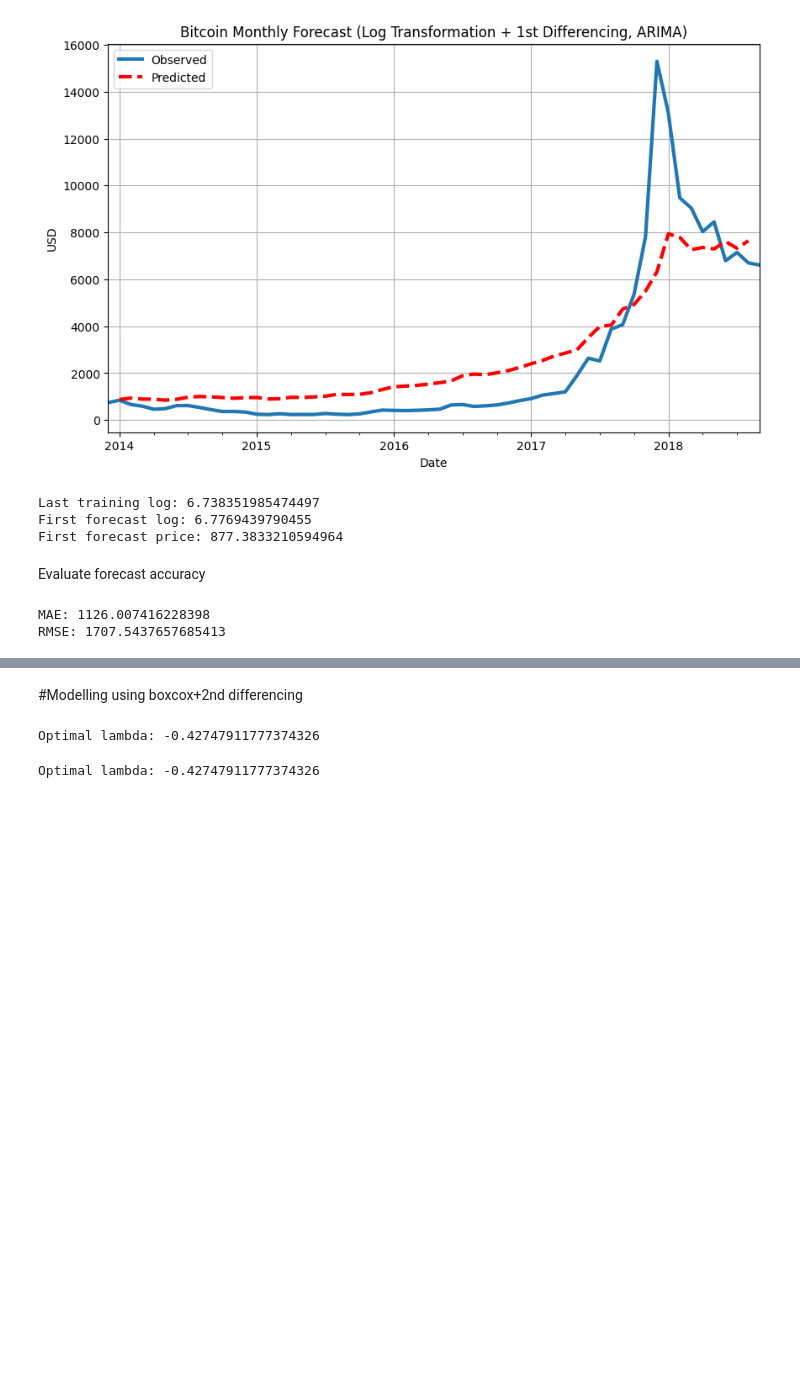
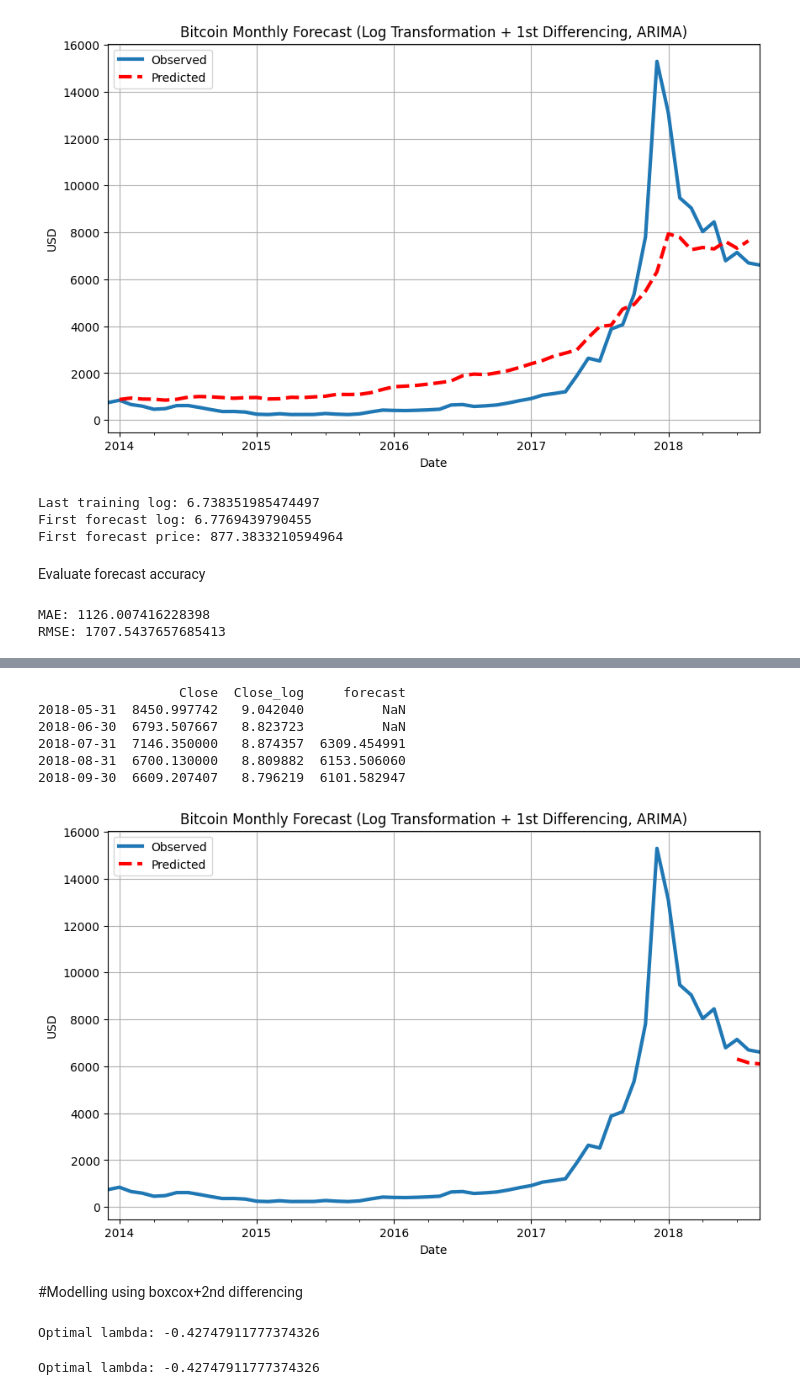
Before and after one commit to DataDrivenAkanksha/Cryptocurrency_price_forecasting, a Jupyter notebook: Cryptocurrency_price_forecasting.ipynb, the cells around one changed output, grey strips where cells are left out. Drawn from its saved outputs; the diff is of its cells as text; code cells hidden in the pictures; blank space fills up the shorter version.

```diff
--- a/Cryptocurrency_price_forecasting.ipynb
+++ b/Cryptocurrency_price_forecasting.ipynb
@@ -1107,0 +1230,16 @@ RMSE: 1707.5437657685413
+# %%
+# Forecast with your trained model
+from datetime import datetime
+
+# Get start and end positions (based on index, not datetime)
+start = len(train)
+end = len(train) + len(test) - 1
+
+forecast = best_model.predict(
+    start=start,
+    end=end
+)
+
+print("Forecast shape:", forecast.shape)
+print(forecast.head())
+print(forecast.tail())
@@ -1107,0 +1256,5 @@ RMSE: 1707.5437657685413
+# %%
+#Invert log transform
+forecast_real = np.exp(forecast)
+print(forecast_real.head())
+print(forecast_real.tail())
@@ -1108,3 +1270,28 @@ RMSE: 1707.5437657685413
+# %%
+#Combine with historical monthly data
+btc_month_pred = pd.concat([btc_month, pd.DataFrame({'forecast': forecast_real})], axis=1)
+print(btc_month_pred.tail())
+# %% [output]
+                  Close  Close_log     forecast
+2018-05-31  8450.997742   9.042040          NaN
+2018-06-30  6793.507667   8.823723          NaN
+2018-07-31  7146.350000   8.874357  6309.454991
+2018-08-31  6700.130000   8.809882  6153.506060
+2018-09-30  6609.207407   8.796219  6101.582947
+# %%
+#Plot
+import matplotlib.pyplot as plt
+
+plt.figure(figsize=(10,6))
+btc_month['Close'].plot(linewidth=3, label='Observed')
+btc_month_pred['forecast'].plot(color='r', ls='--', linewidth=3, label='Predicted')
+plt.legend()
+plt.grid()
+plt.title('Bitcoin Monthly Forecast (Log Transformation + 1st Differencing, ARIMA)')
+plt.ylabel('USD')
+plt.show()
+# %% [output]
+[figure, added]
 # %% [markdown]
 #Modelling using boxcox+2nd differencing
 # %%
```
Also changed, not shown: parts of 22 cells of this notebook.
